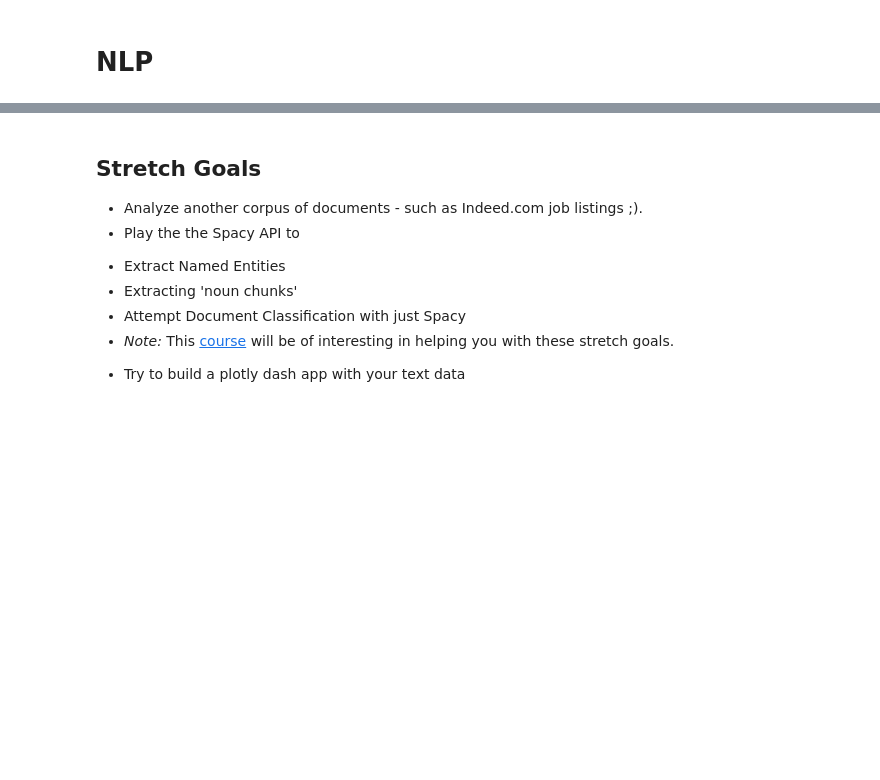
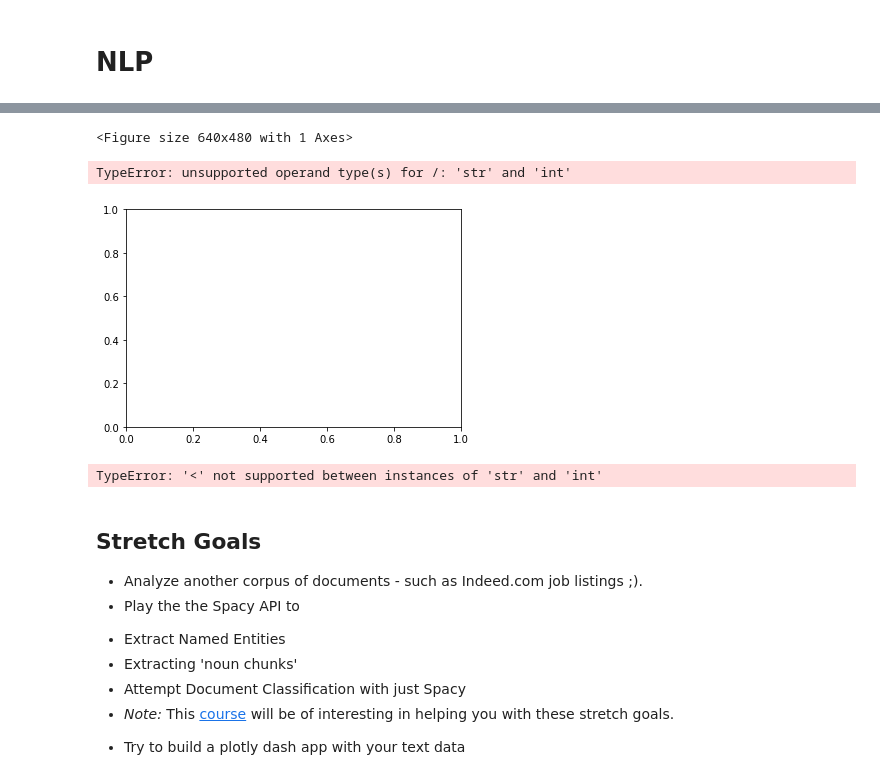
Before and after one commit to ewuerfel66/DS-Unit-4-Sprint-1-NLP, a Jupyter notebook: module1-text-data/LS_DS_411_Text_Data_Assignment.ipynb, the cells around one changed output, grey strips where cells are left out. Cells and saved outputs as stored; diff of their text form; code cells hidden in the pictures; blank space fills up the shorter version.

```diff
--- a/module1-text-data/LS_DS_411_Text_Data_Assignment.ipynb
+++ b/module1-text-data/LS_DS_411_Text_Data_Assignment.ipynb
@@ -55,7 +55,7 @@ shops.head()
 # %%
 import spacy
 
-nlp = spacy.load('en_core_web_lg')
+nlp = spacy.load('en_core_web_md')
 # %%
 def get_lemmas(text):
 
@@ -69,7 +69,7 @@ def get_lemmas(text):
 
     return lemmas
 # %%
-shops['tokens'] = shops['full_text_review'].apply(get_lemmas)
+shops['tokens'] = shops['full_review_text'].apply(get_lemmas)
 # %%
 from collections import Counter
 
@@ -114,3 +121,18 @@ wc_top20 = wc[wc['rank'] <= 20]
 squarify.plot(sizes=wc_top20['pct_total'], label=wc_top20['word'], alpha=.8 )
 plt.axis('off')
 plt.show()
+# %% [output]
+<Figure size 640x480 with 1 Axes>
+# %%
+# Bad coffee shops
+import seaborn as sns
+
+sns.distplot(shops['rating']);
+# %% [output]
+TypeError: unsupported operand type(s) for /: 'str' and 'int'
+[figure, added]
+# %%
+# Bad shops have a rating between 1 & 3 based on dist of ratings
+wc_bad = count(shops[shops['rating'] < 4]['tokens'])
+# %% [output]
+TypeError: '<' not supported between instances of 'str' and 'int'
```
Also changed, not shown: parts of 8 cells of this notebook, 2 other files.
